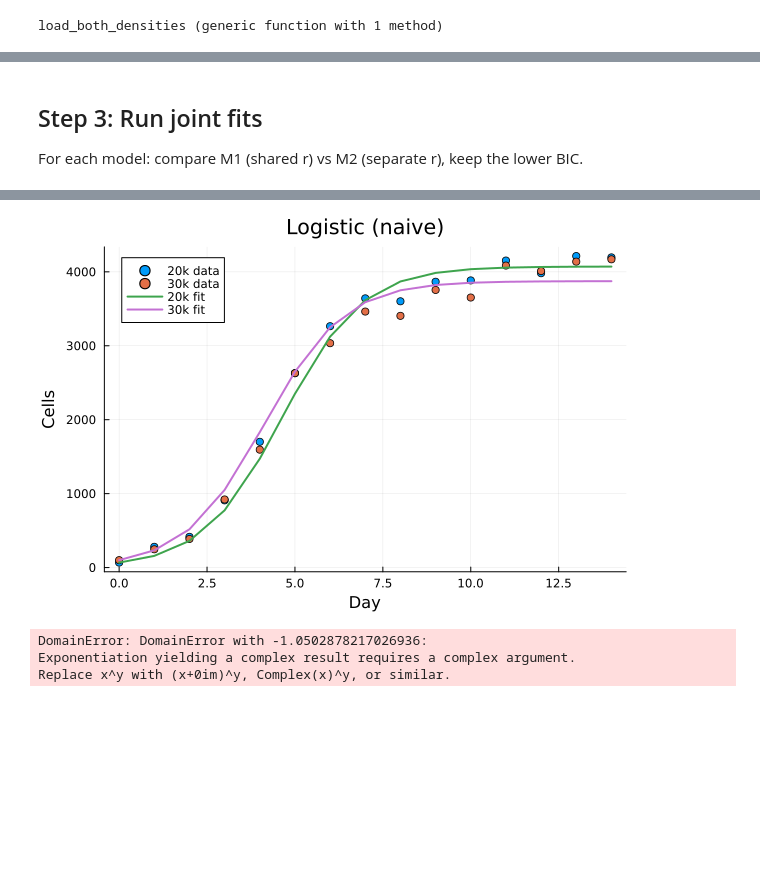
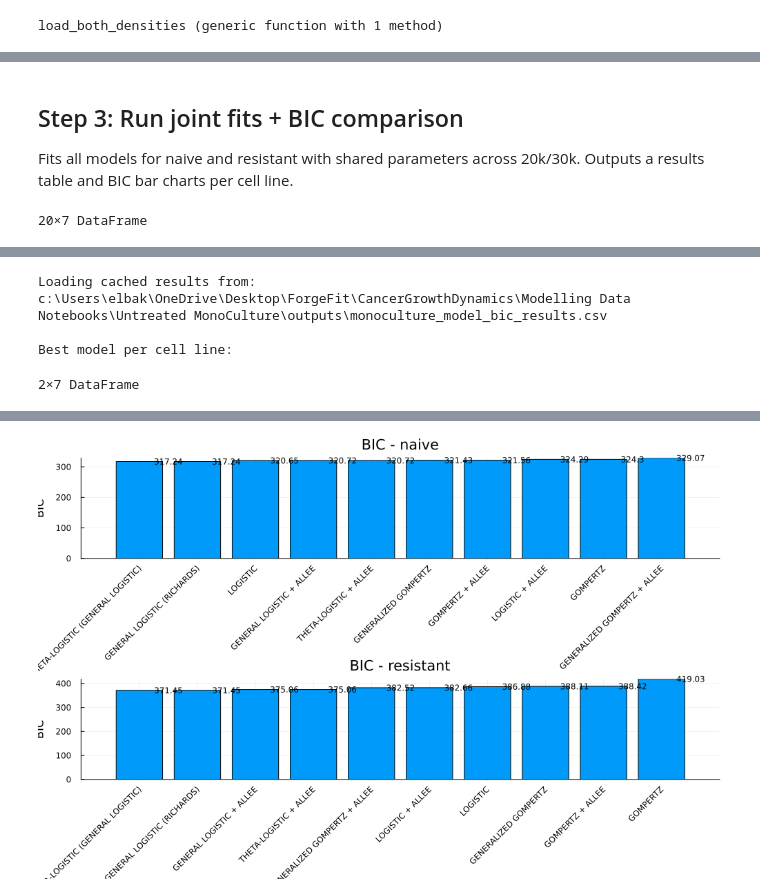
Before and after one commit to kadinelbak/CancerGrowthDynamics, a Jupyter notebook: Modelling Data Notebooks/Untreated MonoCulture/GrowthParameterEstimation_quicktest.ipynb, the cells around one changed output, grey strips where cells are left out. Drawn from its saved outputs; the diff is of its cells as text; code cells hidden in the pictures; blank space fills up the shorter version.

Commit message:
Monoculture simple

```diff
--- a/Modelling Data Notebooks/Untreated MonoCulture/GrowthParameterEstimation_quicktest.ipynb
+++ b/Modelling Data Notebooks/Untreated MonoCulture/GrowthParameterEstimation_quicktest.ipynb
@@ -14,7 +21,7 @@ using GrowthParameterEstimation, CSV, DataFrames, OrdinaryDiffEq, Plots, Statist
 ## Step 1: Load monoculture day-averaged data
 This enforces day 0 and sets $u_0$ to 67 (20k) or 100 (30k).
 # %%
-base_dir = raw"c:\Users\elbak\Desktop\ForgeLabs\CancerGrowthDynamics\Processed_Datasets\Untreated MonoCulture"
+base_dir = raw"c:\Users\elbak\OneDrive\Desktop\ForgeFit\CancerGrowthDynamics\Processed_Datasets\Untreated MonoCulture"
 u0_map = Dict("20k" => 67.0, "30k" => 100.0)
 
 function load_day_averages(density::String, variant::String)
@@ -165,11 +297,67 @@ run_joint_suite (generic function with 1 method)
 # %% [markdown]
-## Step 3: Run joint fits
-For each model: compare M1 (shared r) vs M2 (separate r), keep the lower BIC.
+## Step 3: Run joint fits + BIC comparison
+Fits all models for naive and resistant with shared parameters across 20k/30k.
+Outputs a results table and BIC bar charts per cell line.
 # %%
-models = [:logistic, :genlogistic, :gompertz, :exponential]
+using Dates
 
-for m in models
-    println("Naive - ", m, ": ", run_joint_model("naive", m))
-    println("Resistant - ", m, ": ", run_joint_model("resistant", m))
+output_dir = joinpath(@__DIR__, "outputs")
+mkpath(output_dir)
+results_csv = joinpath(output_dir, "monoculture_model_bic_results.csv")
+best_csv = joinpath(output_dir, "monoculture_best_models.csv")
+
+normalize_loss = true
+results = if isfile(results_csv)
+    println("Loading cached results from: ", results_csv)
+    CSV.read(results_csv, DataFrame)
+else
+    variants = ["naive", "resistant"]
+    tmp = DataFrame(cell_line=String[], model=String[], title=String[], params=String[], sse_raw=Float64[], sse_norm=Float64[], bic=Float64[])
+    for v in variants
+        (d20, d30) = load_both_densities(v)
+        model_names = models_for_variant(v)
+        for m in model_names
+            p, sol, sse_raw, sse_norm, bic = fit_joint(d20..., d30...; model_name=m, normalize_loss=normalize_loss)
+            push!(tmp, (
+                cell_line=v,
+                model=m,
+                title=MODEL_LIBRARY[m].title,
+                params=string(round.(p; digits=4)),
+                sse_raw=sse_raw,
+                sse_norm=sse_norm,
+                bic=bic
+            ))
+        end
+    end
+    CSV.write(results_csv, tmp)
+    tmp
 end
+
+results_sorted = sort(results, [:cell_line, :bic])
+display(results_sorted)
+
+best_rows = combine(groupby(results_sorted, :cell_line)) do sdf
+    sdf[1, :]
+end
+CSV.write(best_csv, best_rows)
+println("\nBest model per cell line:")
+display(best_rows)
+
+function plot_bic_bars(df::DataFrame)
+    cell_lines = unique(df.cell_line)
+    plots = Any[]
+    for cl in cell_lines
+        sub = sort(df[df.cell_line .== cl, :], :bic)
+        labels = sub.title
+        p = bar(labels, sub.bic; title="BIC - $cl", legend=false, xrotation=45, xlabel="Model", ylabel="BIC")
+        for (i, b) in enumerate(sub.bic)
+            annotate!(p, i, b, text(string(round(b; digits=2)), :center, 8))
+        end
+        push!(plots, p)
+    end
+    display(plot(plots...; layout=(length(plots), 1), size=(1000, 320 * length(plots))))
+end
+
+plot_bic_bars(results_sorted)
 # %% [output]
+20×7 DataFrame
@@ -175,0 +382,4 @@ end
+Loading cached results from: c:\Users\elbak\OneDrive\Desktop\ForgeFit\CancerGrowthDynamics\Modelling Data Notebooks\Untreated MonoCulture\outputs\monoculture_model_bic_results.csv
+
+Best model per cell line:
+2×7 DataFrame
@@ -176,4 +390 @@ end
-[figure, old version]
+[figure, new version]
-DomainError: DomainError with -1.0502878217026936:
-Exponentiation yielding a complex result requires a complex argument.
-Replace x^y with (x+0im)^y, Complex(x)^y, or similar.
```
Also changed, not shown: parts of 5 cells of this notebook, 4 other files.
